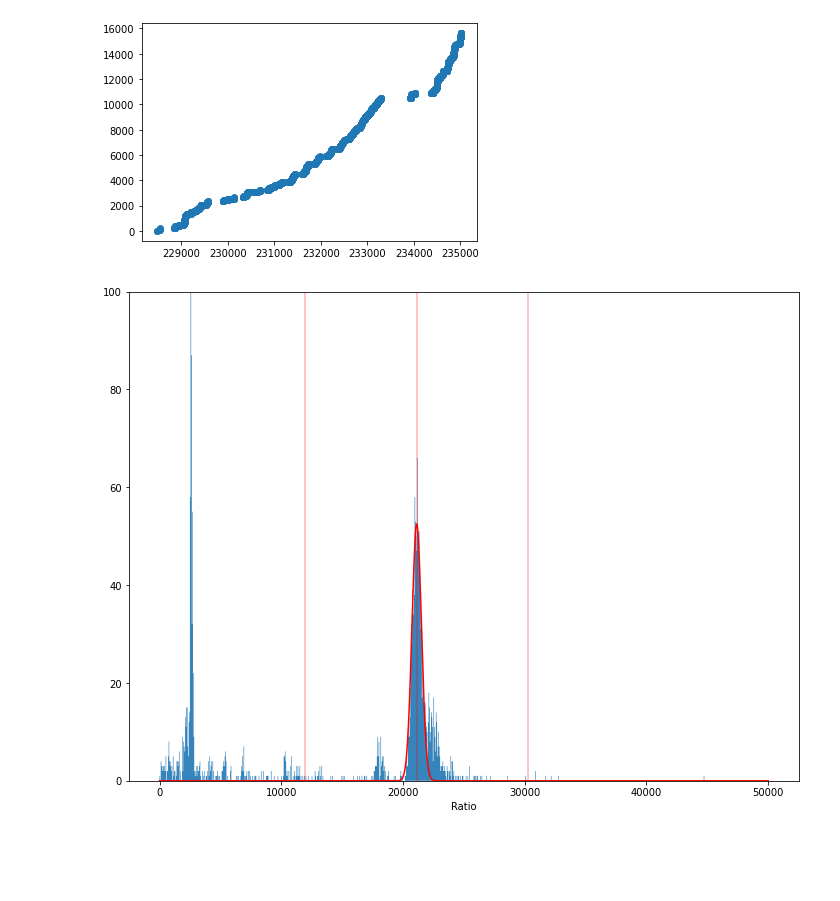
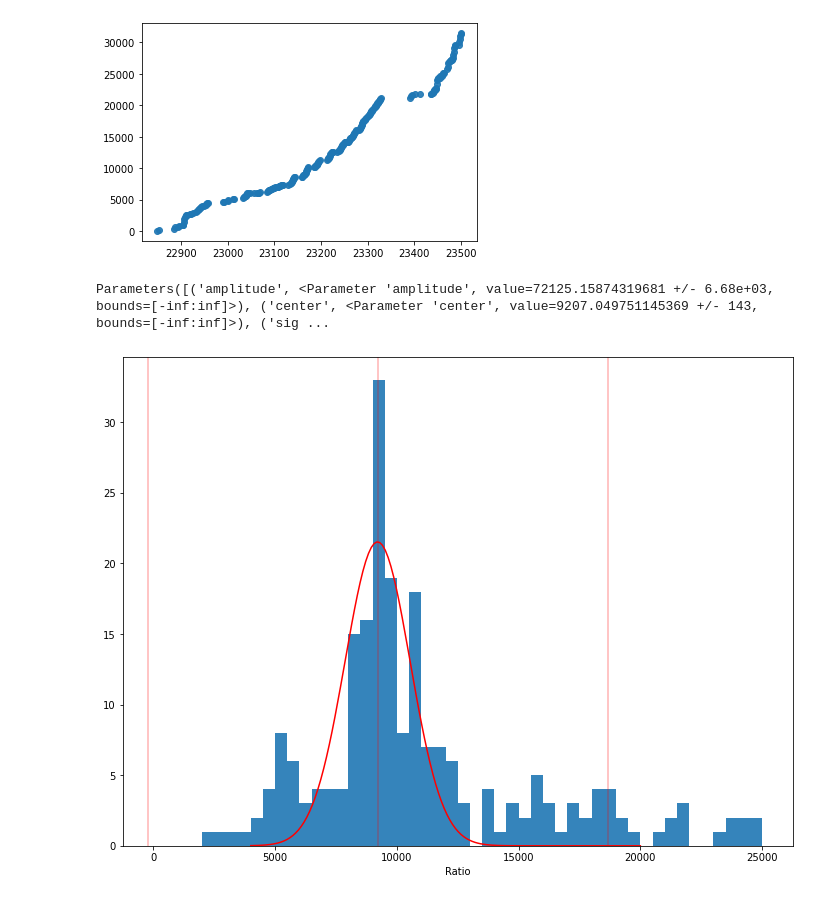
Before and after one commit to tylern4/analysisNotebooks, a Jupyter notebook: golden_run.ipynb, the cells around one changed output. Cells and saved outputs as stored; diff of their text form; code cells hidden in the pictures; blank space fills up the shorter version.

Commit message:
Golden run and golden file updates

```diff
--- a/golden_run.ipynb
+++ b/golden_run.ipynb
@@ -17,10 +17,14 @@ from lmfit import Model
 
 import inspect
 # %%
-golden_df = pd.read_csv("/Users/tylern/physics_code/build/gr.csv")
+golden_df = pd.read_csv("/Users/tylern/Data/e1d/gr.csv")
+print(len(golden_df))
+golden_df = golden_df.groupby(golden_df['run_num'], as_index=False).aggregate({'run_num': 'first', 'num_elec': 'sum', 'num_of_events': 'sum', 'total_q': 'sum'})
 golden_df['ratio'] = golden_df['num_of_events'] / golden_df['total_q']
-golden_df['run'] = golden_df.run_num*10 + golden_df.file_num
-golden_df = golden_df.sort_values(by=['run_num', 'file_num']).reset_index()
+# golden_df['run'] = golden_df.run_num*10 + golden_df.file_num
+#golden_df = golden_df.sort_values(by=['run_num', 'file_num']).reset_index()
+golden_df = golden_df.sort_values(by=['run_num']).reset_index()
 golden_df['sum_q'] = np.cumsum(golden_df['total_q'])
+
 golden_df.head()
 # %% [output]
@@ -32,0 +38,4 @@ golden_df.head()
+# %%
+run_list = pd.read_csv("/Users/tylern/Data/e1d/out.csv").rename(columns={"Run Id": "run_num"})
+run_list['Number of Events'] = pd.to_numeric(run_list['Number of Events'], errors='coerce')
+run_list.head()
@@ -32,0 +49,8 @@ golden_df.head()
+# %%
+golden = pd.merge(golden_df, run_list, on='run_num')
+#golden = golden_df
+empty = golden[golden.Target == "empty"]
+golden = golden[(golden.Target == "H2_full") & (golden["Run Type"] == 'beam_electron')]
+golden.dropna(inplace=True)
+print(len(golden))
+golden.head(10)
@@ -33,35 +70,38 @@ golden_df.head()
 # %%
-plt.scatter(golden_df['run'], np.cumsum(golden_df['total_q']), alpha=0.9);
+plt.scatter(golden['run_num'], np.cumsum(golden['total_q']), alpha=0.9);
 # %% [output]
-[figure, old version]
+[figure, new version]
 # %%
-SIGMA = 10
+SIGMA = 3
 fig = plt.figure(num=None, figsize=(12,9), facecolor='w', edgecolor='k')
-bin_heights, bin_borders, _ = plt.hist(golden_df['ratio'], bins=1000, histtype='stepfilled', alpha=0.9, range=[0,50000])
+bin_heights, bin_borders, _ = plt.hist(golden['ratio'], bins=50, histtype='stepfilled', alpha=0.9, range=[0, 25_000])#, range=[40_000, 80_000])
 
 x = bin_borders[:-1]
 y = bin_heights
 
 mod = GaussianModel()
 pars = mod.guess(y, x=x)
-pars['center'].set(value=20000, min=10000, max=30000)
+pars['center'].set(value=6_000)
 out = mod.fit(y, pars, x=x)
 
-xs=np.linspace(0, 50000, 10000)
+xs=np.linspace(4_000, 20_000, 140)
 
 plt.plot(xs, out.eval(x=xs), 'r-', label='best fit')
 
 center = out.params['center'].value
 fwhm = out.params['fwhm'].value
 
+print(out.params)
+
 plt.axvline(x=center, c='r', alpha=0.3)
 plt.axvline(x=center+SIGMA*fwhm, c='r', alpha=0.3)
 plt.axvline(x=center-SIGMA*fwhm, c='r', alpha=0.3)
 
-plt.ylim([0, 100])
+plt.ylim(0)
 plt.xlabel('Ratio')
 plt.show()
 # %% [output]
+Parameters([('amplitude', <Parameter 'amplitude', value=72125.15874319681 +/- 6.68e+03, bounds=[-inf:inf]>), ('center', <Parameter 'center', value=9207.049751145369 +/- 143, bounds=[-inf:inf]>), ('sig ...
-[figure, old version]
+[figure, new version]
 # %%
 fig = plt.figure(num=None, figsize=(12,9), facecolor='w', edgecolor='k')
```
Also changed, not shown: parts of 12 cells of this notebook, 4 other files.
